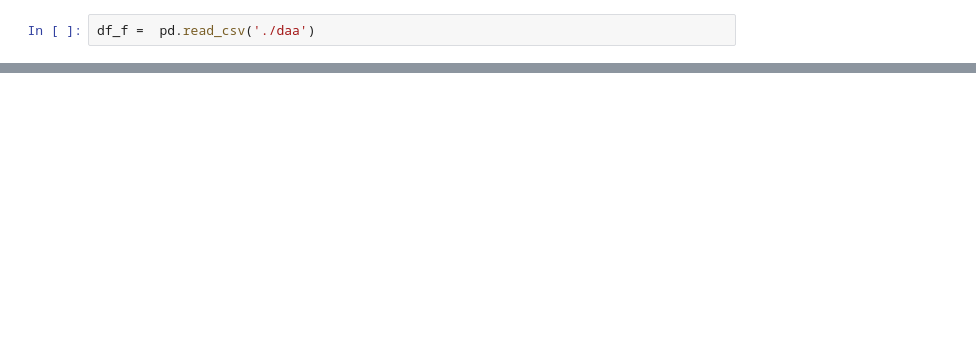
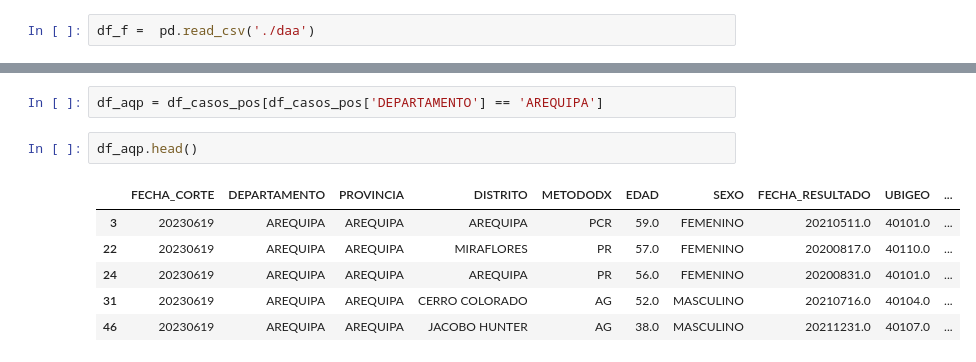
Before and after one commit to luismoroco/ML-Research-UNSA-UOKlahoma, a Jupyter notebook: traditional.ipynb, the cells around one changed output, grey strips where cells are left out. Drawn from its saved outputs; the diff is of its cells as text; blank space fills up the shorter version.

```diff
--- a/traditional.ipynb
+++ b/traditional.ipynb
@@ -463,0 +504,11 @@ df_f =  pd.read_csv('./daa')
+# %%
+df_aqp = df_casos_pos[df_casos_pos['DEPARTAMENTO'] == 'AREQUIPA']
+# %%
+df_aqp.head()
+# %% [output]
+|  | FECHA_CORTE | DEPARTAMENTO | PROVINCIA | DISTRITO | METODODX | EDAD | SEXO | FECHA_RESULTADO | UBIGEO | ... |
+| 3 | 20230619 | AREQUIPA | AREQUIPA | AREQUIPA | PCR | 59.0 | FEMENINO | 20210511.0 | 40101.0 | ... |
+| 22 | 20230619 | AREQUIPA | AREQUIPA | MIRAFLORES | PR | 57.0 | FEMENINO | 20200817.0 | 40110.0 | ... |
+| 24 | 20230619 | AREQUIPA | AREQUIPA | AREQUIPA | PR | 56.0 | FEMENINO | 20200831.0 | 40101.0 | ... |
+| 31 | 20230619 | AREQUIPA | AREQUIPA | CERRO COLORADO | AG | 52.0 | MASCULINO | 20210716.0 | 40104.0 | ... |
+| 46 | 20230619 | AREQUIPA | AREQUIPA | JACOBO HUNTER | AG | 38.0 | MASCULINO | 20211231.0 | 40107.0 | ... |
```
Also changed, not shown: parts of 17 cells of this notebook, 1 other file.
